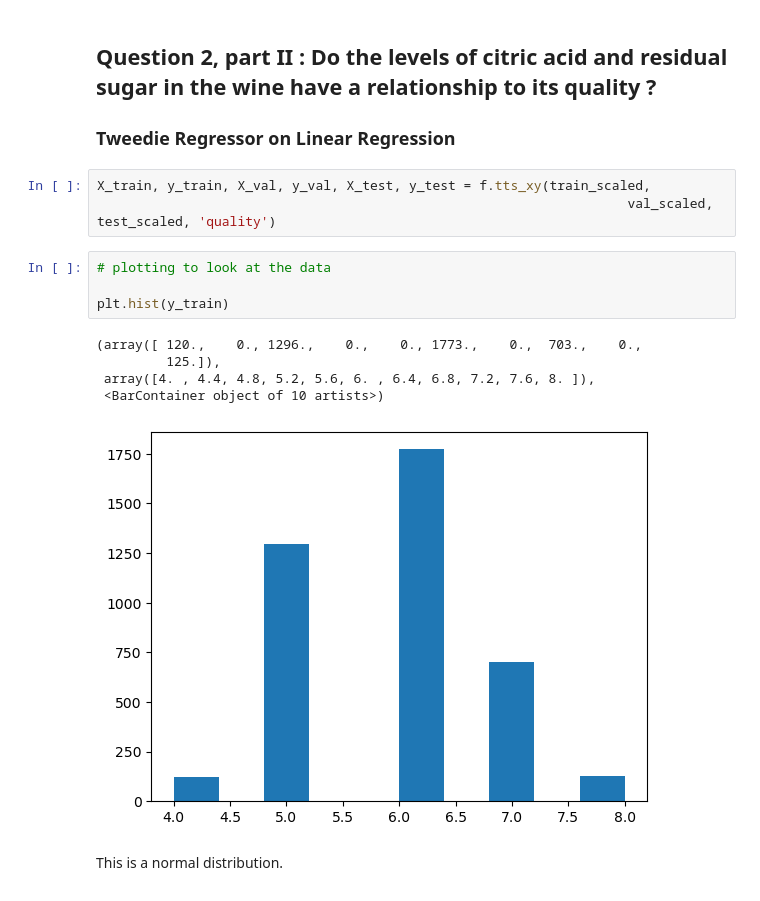
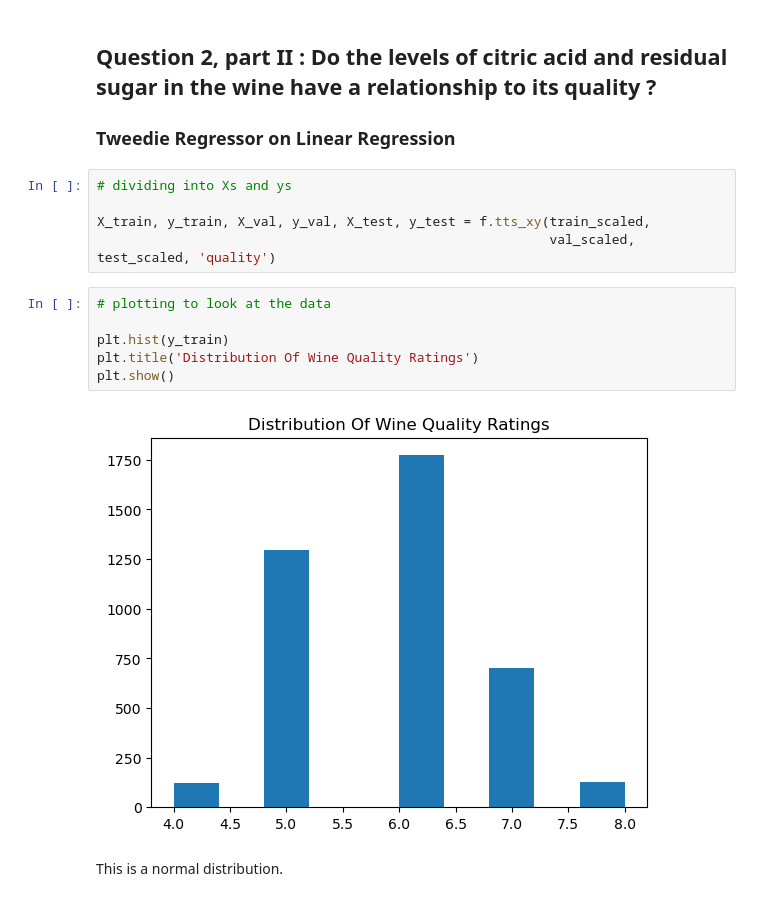
Before and after one commit to Mags-and-Smitty-Clustering-Project/group, a Jupyter notebook: Clustering_Project_Final-Copy1.ipynb, the cells around one changed output. Drawn from its saved outputs; the diff is of its cells as text.

```diff
--- a/Clustering_Project_Final-Copy1.ipynb
+++ b/Clustering_Project_Final-Copy1.ipynb
@@ -380,19 +385,19 @@ The RMSE for the OLS Linear Regression model was 0.8304.
 ## Question 2, part II : Do the levels of citric acid and residual sugar in the wine have a relationship to its quality ?
 
 ### Tweedie Regressor on Linear Regression
-# %%
-X_train, y_train, X_val, y_val, X_test, y_test = f.tts_xy(train_scaled,
-                                                                    val_scaled, test_scaled, 'quality')
+# %%
+# dividing into Xs and ys
+
+X_train, y_train, X_val, y_val, X_test, y_test = f.tts_xy(train_scaled,
+                                                          val_scaled, test_scaled, 'quality')
 # %%
 # plotting to look at the data
 
 plt.hist(y_train)
+plt.title('Distribution Of Wine Quality Ratings')
+plt.show()
 # %% [output]
-(array([ 120.,    0., 1296.,    0.,    0., 1773.,    0.,  703.,    0.,
-         125.]),
- array([4. , 4.4, 4.8, 5.2, 5.6, 6. , 6.4, 6.8, 7.2, 7.6, 8. ]),
- <BarContainer object of 10 artists>)
-[figure, old version]
+[figure, new version]
 # %% [markdown]
 This is a normal distribution.
 # %%
```
Also changed, not shown: parts of 29 cells of this notebook, 1 other file.
